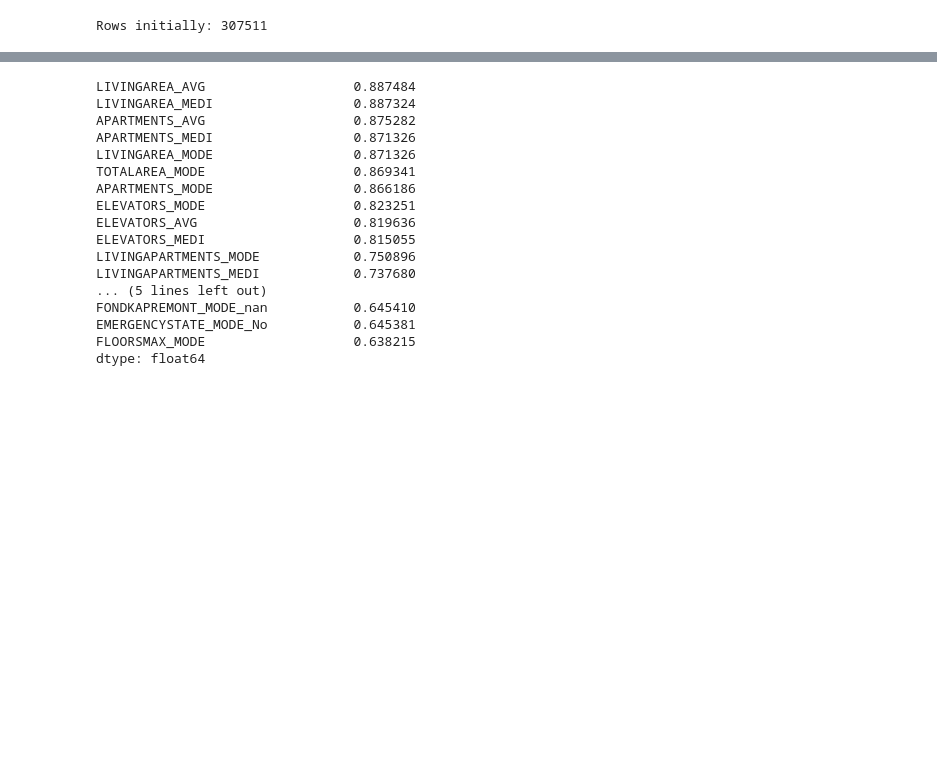
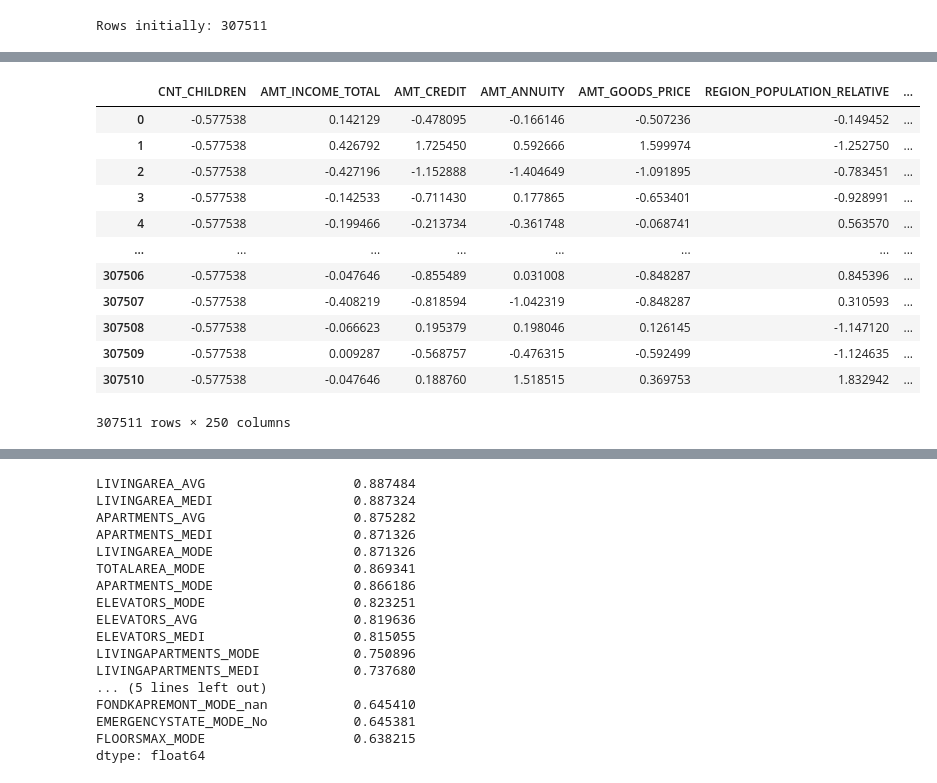
Before and after one commit to kaanan99/403-Project2, a Jupyter notebook: Project_2.ipynb, the cells around one changed output, grey strips where cells are left out. Saved outputs shown, nothing was run; the diff lists cells and outputs as text; code cells hidden in the pictures; blank space fills up the shorter version.

```diff
--- a/Project_2.ipynb
+++ b/Project_2.ipynb
@@ -36,4 +55,5 @@ for col in df_.columns:
 # %%
-#drop columns that sum to zero (They're all nan columns for categorical variables that don't have any nans)
-temp = pd.DataFrame(df_.sum(axis=0))
-df_.drop(columns = list(temp[temp[0] == 0].index), inplace = True)
+temp = pd.DataFrame(df_dummies.sum(axis=0))
+df_dummies.drop(columns = list(temp[temp[0] == 0].index), inplace = True)
+
+df_dummies.head()
@@ -57,0 +154,17 @@ df_.to_csv("Cleaned_Data.csv")
+# %%
+X_train, X_test, y_train, y_test = train_test_split(df_.drop(columns=["TARGET"]), df_["TARGET"], test_size = .2, random_state = 42)
+df_.drop(columns=["TARGET"])
+# %% [output]
+|  | CNT_CHILDREN | AMT_INCOME_TOTAL | AMT_CREDIT | AMT_ANNUITY | AMT_GOODS_PRICE | REGION_POPULATION_RELATIVE | ... |
+| 0 | -0.577538 | 0.142129 | -0.478095 | -0.166146 | -0.507236 | -0.149452 | ... |
+| 1 | -0.577538 | 0.426792 | 1.725450 | 0.592666 | 1.599974 | -1.252750 | ... |
+| 2 | -0.577538 | -0.427196 | -1.152888 | -1.404649 | -1.091895 | -0.783451 | ... |
+| 3 | -0.577538 | -0.142533 | -0.711430 | 0.177865 | -0.653401 | -0.928991 | ... |
+| 4 | -0.577538 | -0.199466 | -0.213734 | -0.361748 | -0.068741 | 0.563570 | ... |
+| ... | ... | ... | ... | ... | ... | ... | ... |
+| 307506 | -0.577538 | -0.047646 | -0.855489 | 0.031008 | -0.848287 | 0.845396 | ... |
+| 307507 | -0.577538 | -0.408219 | -0.818594 | -1.042319 | -0.848287 | 0.310593 | ... |
+| 307508 | -0.577538 | -0.066623 | 0.195379 | 0.198046 | 0.126145 | -1.147120 | ... |
+| 307509 | -0.577538 | 0.009287 | -0.568757 | -0.476315 | -0.592499 | -1.124635 | ... |
+| 307510 | -0.577538 | -0.047646 | 0.188760 | 1.518515 | 0.369753 | 1.832942 | ... |
+307511 rows × 250 columns
```
Also changed, not shown: parts of 34 cells of this notebook.
